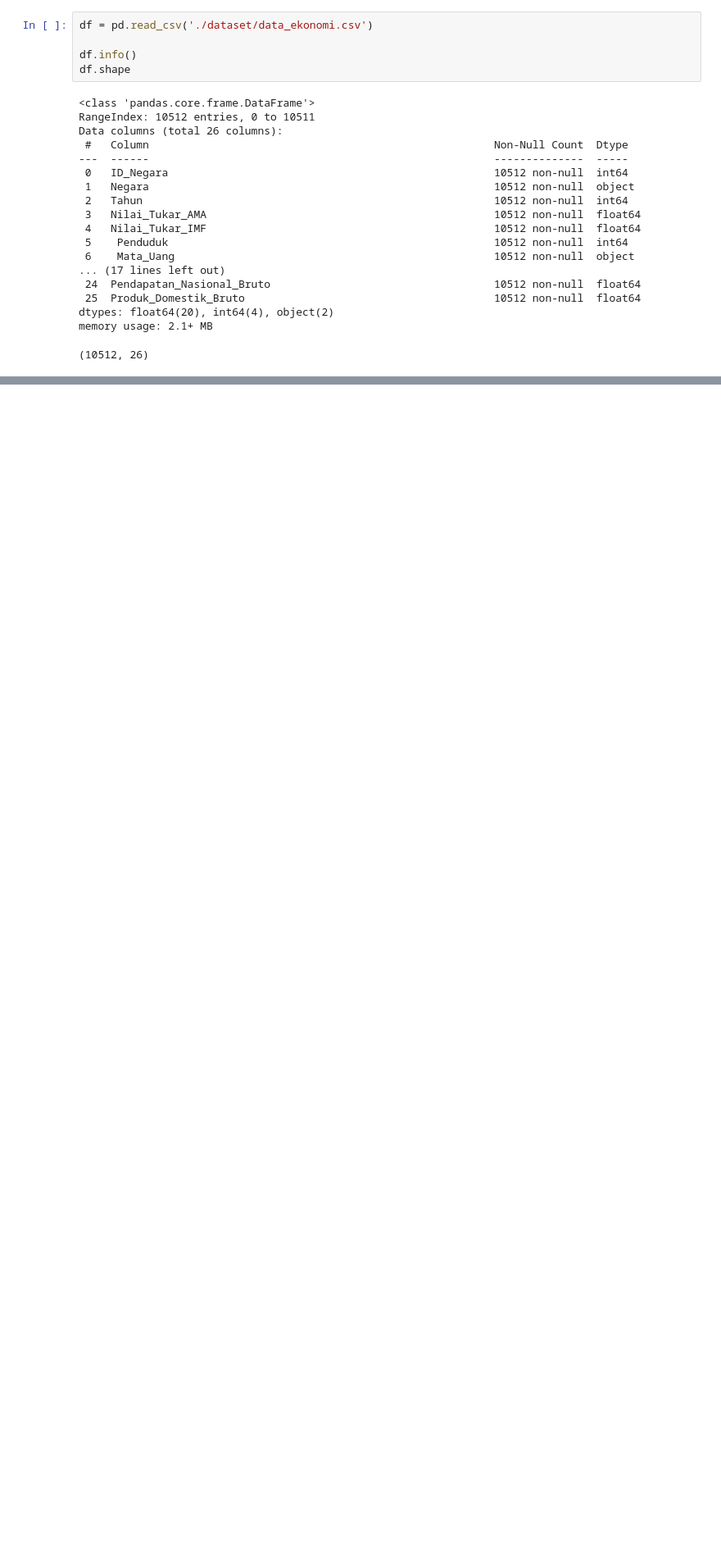
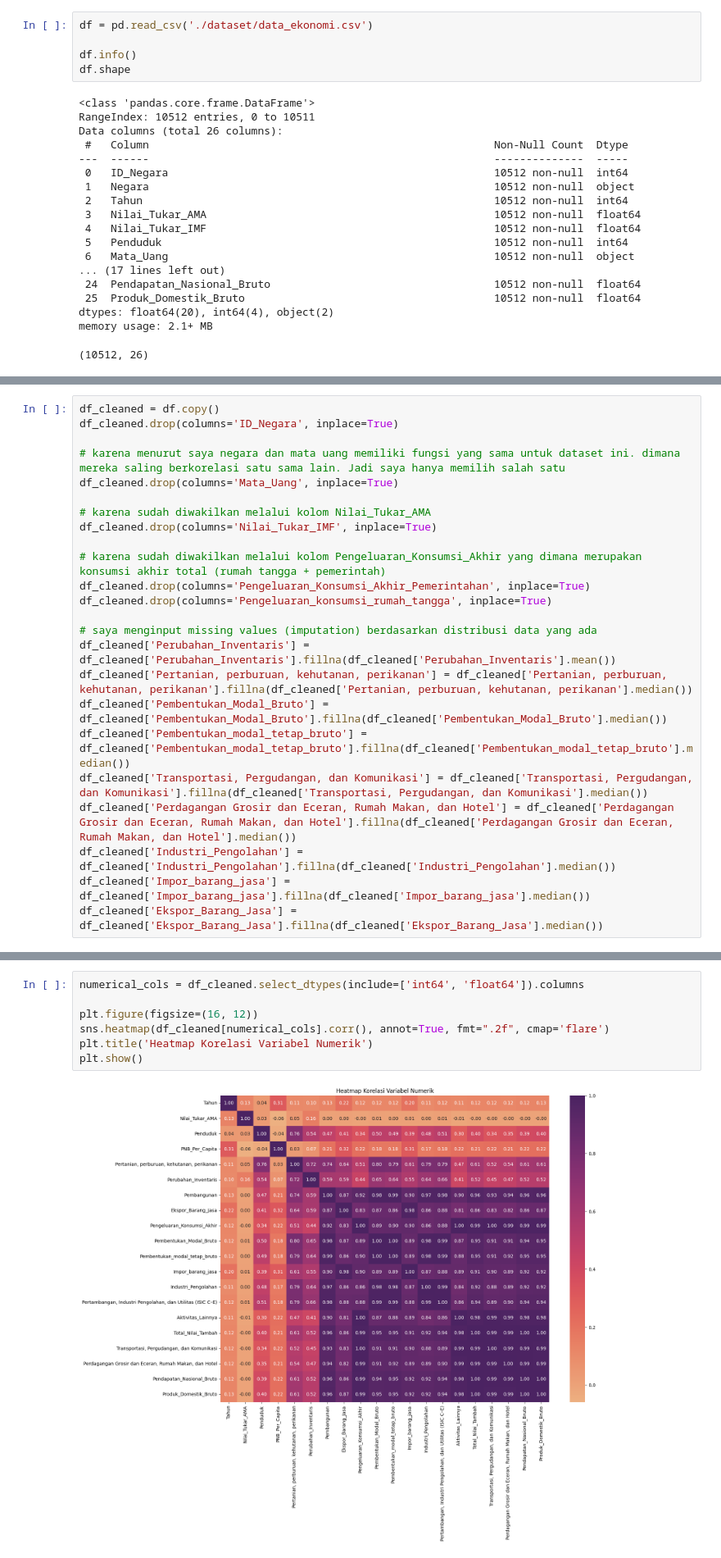
Before and after one commit to HazwanAdhikara/economy-analysis, a Jupyter notebook: economy.ipynb, the cells around one changed output, grey strips where cells are left out. Shown at 82% size. Saved outputs shown, nothing was run; the diff lists cells and outputs as text; blank space fills up the shorter version.

Commit message:
code: Data Preparation done, clustering coming soon

```diff
--- a/economy.ipynb
+++ b/economy.ipynb
@@ -78,0 +108,24 @@ Ekspor_Barang_Jasa                                              21    0.199772
+# %%
+df_cleaned = df.copy()
+df_cleaned.drop(columns='ID_Negara', inplace=True)
+
+# karena menurut saya negara dan mata uang memiliki fungsi yang sama untuk dataset ini. dimana mereka saling berkorelasi satu sama lain. Jadi saya hanya memilih salah satu
+df_cleaned.drop(columns='Mata_Uang', inplace=True)
+
+# karena sudah diwakilkan melalui kolom Nilai_Tukar_AMA
+df_cleaned.drop(columns='Nilai_Tukar_IMF', inplace=True)
+
+# karena sudah diwakilkan melalui kolom Pengeluaran_Konsumsi_Akhir yang dimana merupakan konsumsi akhir total (rumah tangga + pemerintah)
+df_cleaned.drop(columns='Pengeluaran_Konsumsi_Akhir_Pemerintahan', inplace=True)
+df_cleaned.drop(columns='Pengeluaran_konsumsi_rumah_tangga', inplace=True)
+
+# saya menginput missing values (imputation) berdasarkan distribusi data yang ada
+df_cleaned['Perubahan_Inventaris'] = df_cleaned['Perubahan_Inventaris'].fillna(df_cleaned['Perubahan_Inventaris'].mean())
+df_cleaned['Pertanian, perburuan, kehutanan, perikanan'] = df_cleaned['Pertanian, perburuan, kehutanan, perikanan'].fillna(df_cleaned['Pertanian, perburuan, kehutanan, perikanan'].median())
+df_cleaned['Pembentukan_Modal_Bruto'] = df_cleaned['Pembentukan_Modal_Bruto'].fillna(df_cleaned['Pembentukan_Modal_Bruto'].median())
+df_cleaned['Pembentukan_modal_tetap_bruto'] = df_cleaned['Pembentukan_modal_tetap_bruto'].fillna(df_cleaned['Pembentukan_modal_tetap_bruto'].median())
+df_cleaned['Transportasi, Pergudangan, dan Komunikasi'] = df_cleaned['Transportasi, Pergudangan, dan Komunikasi'].fillna(df_cleaned['Transportasi, Pergudangan, dan Komunikasi'].median())
+df_cleaned['Perdagangan Grosir dan Eceran, Rumah Makan, dan Hotel'] = df_cleaned['Perdagangan Grosir dan Eceran, Rumah Makan, dan Hotel'].fillna(df_cleaned['Perdagangan Grosir dan Eceran, Rumah Makan, dan Hotel'].median())
+df_cleaned['Industri_Pengolahan'] = df_cleaned['Industri_Pengolahan'].fillna(df_cleaned['Industri_Pengolahan'].median())
+df_cleaned['Impor_barang_jasa'] = df_cleaned['Impor_barang_jasa'].fillna(df_cleaned['Impor_barang_jasa'].median())
+df_cleaned['Ekspor_Barang_Jasa'] = df_cleaned['Ekspor_Barang_Jasa'].fillna(df_cleaned['Ekspor_Barang_Jasa'].median())
@@ -78,0 +154,9 @@ Ekspor_Barang_Jasa                                              21    0.199772
+# %%
+numerical_cols = df_cleaned.select_dtypes(include=['int64', 'float64']).columns
+
+plt.figure(figsize=(16, 12))
+sns.heatmap(df_cleaned[numerical_cols].corr(), annot=True, fmt=".2f", cmap='flare')
+plt.title('Heatmap Korelasi Variabel Numerik')
+plt.show()
+# %% [output]
+[figure, added]
```
Also changed, not shown: parts of 34 cells of this notebook, 1 other file.
